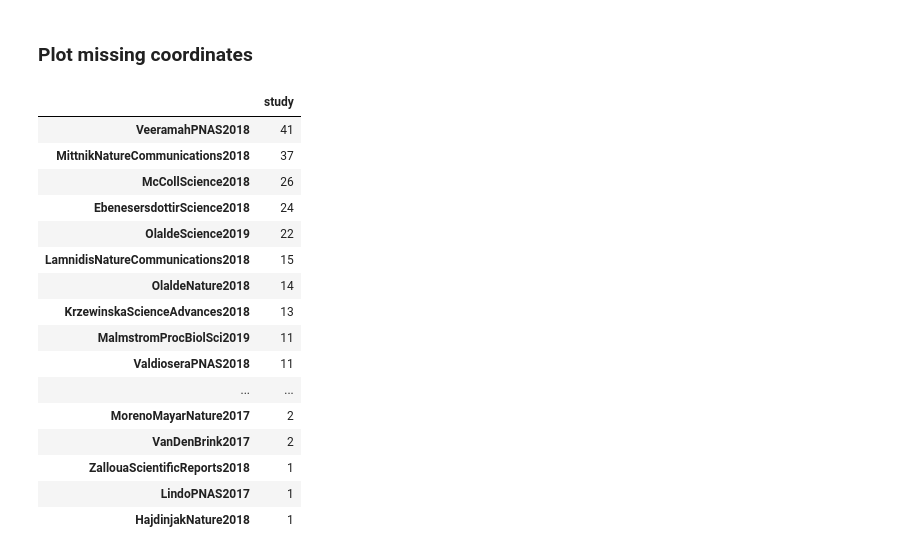
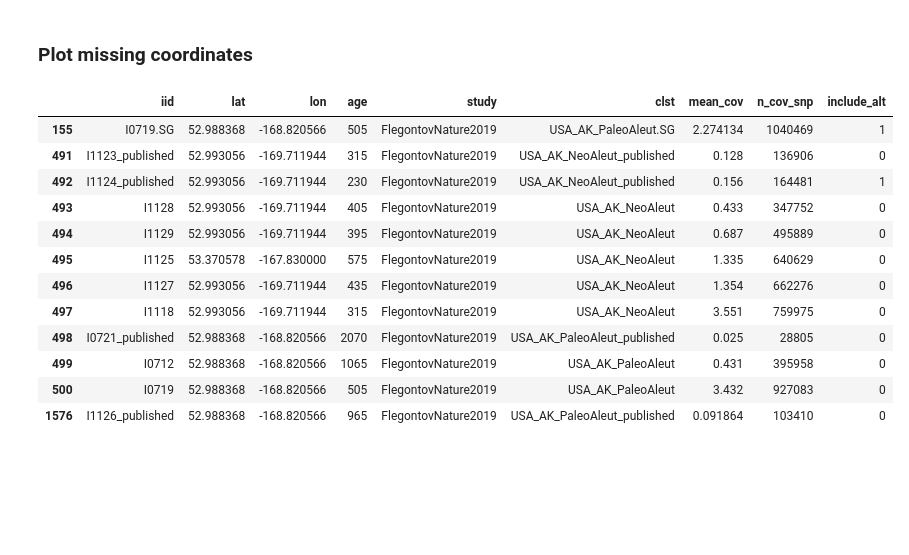
Before and after one commit to hringbauer/hapROH, a Jupyter notebook: Notebooks/Figures/plot_bar_ROH.ipynb, the cells around one changed output. Saved outputs shown, nothing was run; the diff lists cells and outputs as text; code cells hidden in the pictures; blank space fills up the shorter version.

```diff
--- a/Notebooks/Figures/plot_bar_ROH.ipynb
+++ b/Notebooks/Figures/plot_bar_ROH.ipynb
@@ -906,23 +823,21 @@ Wall time: 256 ms
 df1 = pd.read_csv("./Data/ReichLabEigenstrat/Raw/meta.v42.csv", sep=",")
 df_bad = df1[df1["lat"].isnull()]
 df_counts = pd.DataFrame(df_bad["study"].value_counts())
-# %%
-df_counts
-# %% [output]
-|  | study |
-| VeeramahPNAS2018 | 41 |
-| MittnikNatureCommunications2018 | 37 |
-| McCollScience2018 | 26 |
-| EbenesersdottirScience2018 | 24 |
-| OlaldeScience2019 | 22 |
-| LamnidisNatureCommunications2018 | 15 |
-| OlaldeNature2018 | 14 |
-| KrzewinskaScienceAdvances2018 | 13 |
-| MalmstromProcBiolSci2019 | 11 |
-| ValdioseraPNAS2018 | 11 |
-| ... | ... |
-| MorenoMayarNature2017 | 2 |
-| VanDenBrink2017 | 2 |
-| ZallouaScientificReports2018 | 1 |
-| LindoPNAS2017 | 1 |
-| HajdinjakNature2018 | 1 |
+# %%
+df1 = pd.read_csv("./Empirical/roh_all_inds_final_v42.csv", sep='\t')
+# %%
+df1[df1["clst"].str.contains("Aleut")]
+# %% [output]
+|  | iid | lat | lon | age | study | clst | mean_cov | n_cov_snp | include_alt |
+| 155 | I0719.SG | 52.988368 | -168.820566 | 505 | FlegontovNature2019 | USA_AK_PaleoAleut.SG | 2.274134 | 1040469 | 1 |
+| 491 | I1123_published | 52.993056 | -169.711944 | 315 | FlegontovNature2019 | USA_AK_NeoAleut_published | 0.128 | 136906 | 0 |
+| 492 | I1124_published | 52.993056 | -169.711944 | 230 | FlegontovNature2019 | USA_AK_NeoAleut_published | 0.156 | 164481 | 1 |
+| 493 | I1128 | 52.993056 | -169.711944 | 405 | FlegontovNature2019 | USA_AK_NeoAleut | 0.433 | 347752 | 0 |
+| 494 | I1129 | 52.993056 | -169.711944 | 395 | FlegontovNature2019 | USA_AK_NeoAleut | 0.687 | 495889 | 0 |
+| 495 | I1125 | 53.370578 | -167.830000 | 575 | FlegontovNature2019 | USA_AK_NeoAleut | 1.335 | 640629 | 0 |
+| 496 | I1127 | 52.993056 | -169.711944 | 435 | FlegontovNature2019 | USA_AK_NeoAleut | 1.354 | 662276 | 0 |
+| 497 | I1118 | 52.993056 | -169.711944 | 315 | FlegontovNature2019 | USA_AK_NeoAleut | 3.551 | 759975 | 0 |
+| 498 | I0721_published | 52.988368 | -168.820566 | 2070 | FlegontovNature2019 | USA_AK_PaleoAleut_published | 0.025 | 28805 | 0 |
+| 499 | I0712 | 52.988368 | -168.820566 | 1065 | FlegontovNature2019 | USA_AK_PaleoAleut | 0.431 | 395958 | 0 |
+| 500 | I0719 | 52.988368 | -168.820566 | 505 | FlegontovNature2019 | USA_AK_PaleoAleut | 3.432 | 927083 | 0 |
+| 1576 | I1126_published | 52.988368 | -168.820566 | 965 | FlegontovNature2019 | USA_AK_PaleoAleut_published | 0.091864 | 103410 | 0 |
```
Also changed, not shown: parts of 5 cells of this notebook, 3 other files.
